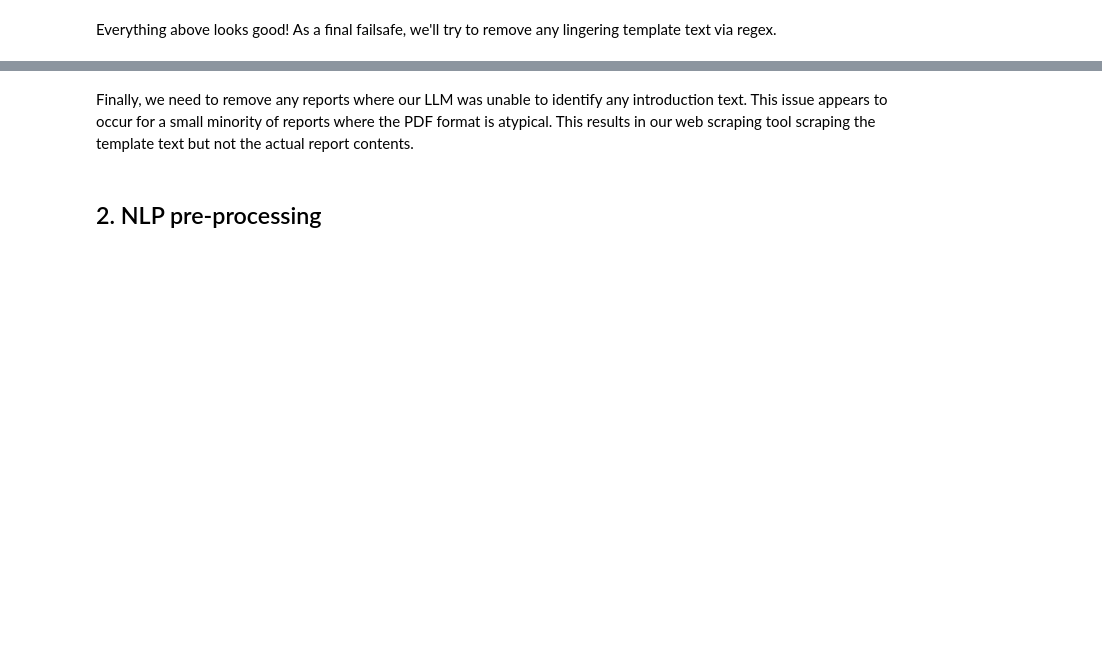
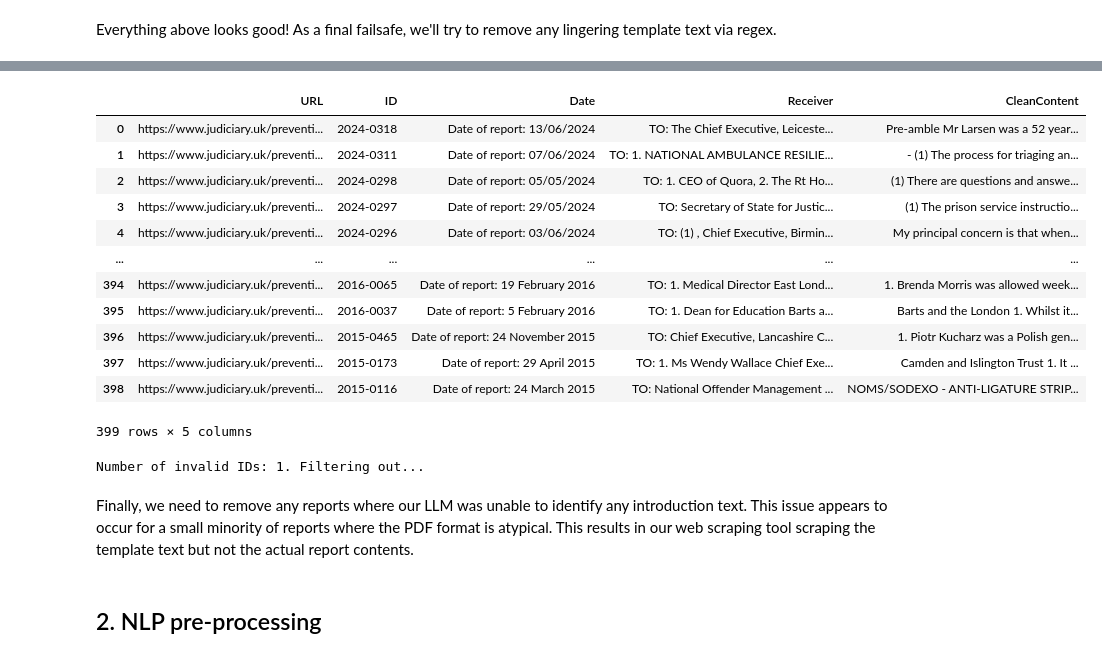
Before and after one commit to Samuel-Osian-Andrews/PFD_NLP, a Jupyter notebook: Scripts/2_preprocessing.ipynb, the cells around one changed output, grey strips where cells are left out. Saved outputs shown, nothing was run; the diff lists cells and outputs as text; code cells hidden in the pictures; blank space fills up the shorter version.

Commit message:
Preprocessing now cleans IDs

```diff
--- a/Scripts/2_preprocessing.ipynb
+++ b/Scripts/2_preprocessing.ipynb
@@ -379,0 +389,2 @@ These issues require us to use the more advanced model: GPT 4-o. Unfortunately,
+# %%
+cleaned_reports = pd.read_csv('../Data/cleaned.csv')
@@ -380,3 +526,43 @@ These issues require us to use the more advanced model: GPT 4-o. Unfortunately,
+# %%
+id_clean_data = cleaned_reports
+id_clean_data['ID'] = new_ids
+id_clean_data
+# %% [output]
+|  | URL | ID | Date | Receiver | CleanContent |
+| 0 | https://www.judiciary.uk/preventi... | 2024-0318 | Date of report: 13/06/2024 | TO: The Chief Executive, Leiceste... | Pre-amble Mr Larsen was a 52 year... |
+| 1 | https://www.judiciary.uk/preventi... | 2024-0311 | Date of report: 07/06/2024 | TO: 1. NATIONAL AMBULANCE RESILIE... | - (1) The process for triaging an... |
+| 2 | https://www.judiciary.uk/preventi... | 2024-0298 | Date of report: 05/05/2024 | TO: 1. CEO of Quora, 2. The Rt Ho... | (1) There are questions and answe... |
+| 3 | https://www.judiciary.uk/preventi... | 2024-0297 | Date of report: 29/05/2024 | TO: Secretary of State for Justic... | (1) The prison service instructio... |
+| 4 | https://www.judiciary.uk/preventi... | 2024-0296 | Date of report: 03/06/2024 | TO: (1) , Chief Executive, Birmin... | My principal concern is that when... |
+| ... | ... | ... | ... | ... | ... |
+| 394 | https://www.judiciary.uk/preventi... | 2016-0065 | Date of report: 19 February 2016 | TO: 1. Medical Director East Lond... | 1. Brenda Morris was allowed week... |
+| 395 | https://www.judiciary.uk/preventi... | 2016-0037 | Date of report: 5 February 2016 | TO: 1. Dean for Education Barts a... | Barts and the London 1. Whilst it... |
+| 396 | https://www.judiciary.uk/preventi... | 2015-0465 | Date of report: 24 November 2015 | TO: Chief Executive, Lancashire C... | 1. Piotr Kucharz was a Polish gen... |
+| 397 | https://www.judiciary.uk/preventi... | 2015-0173 | Date of report: 29 April 2015 | TO: 1. Ms Wendy Wallace Chief Exe... | Camden and Islington Trust 1. It ... |
+| 398 | https://www.judiciary.uk/preventi... | 2015-0116 | Date of report: 24 March 2015 | TO: National Offender Management ... | NOMS/SODEXO - ANTI-LIGATURE STRIP... |
+399 rows × 5 columns
+# %%
+import re
+
+id_clean_data = cleaned_reports
+id_clean_data['ID'] = new_ids
+
+# Check to make sure all IDs meet the required format
+
+# Set pattern
+pattern = re.compile(r'^\d{4}-\d{4}$')
+
+# Count the number of invalid IDs
+invalid_ids_count = id_clean_data[~id_clean_data['ID'].str.match(pattern)].shape[0]
+print(f'Number of invalid IDs: {invalid_ids_count}. Filtering out...')
+
+# Filter out invalid IDs
+id_clean_data2 = id_clean_data[id_clean_data['ID'].str.match(pattern)]
+
+# Save the cleaned data to a new CSV file
+id_clean_data2.to_csv('../Data/cleaned.csv', index=False)
+# %% [output]
+Number of invalid IDs: 1. Filtering out...
 # %% [markdown]
 Finally, we need to remove any reports where our LLM was unable to identify any introduction text. This issue appears to occur for a small minority of reports where the PDF format is atypical. This results in our web scraping tool scraping the template text but not the actual report contents.
 # %% [markdown]
```
Also changed, not shown: parts of 13 cells of this notebook, 1 other file.
